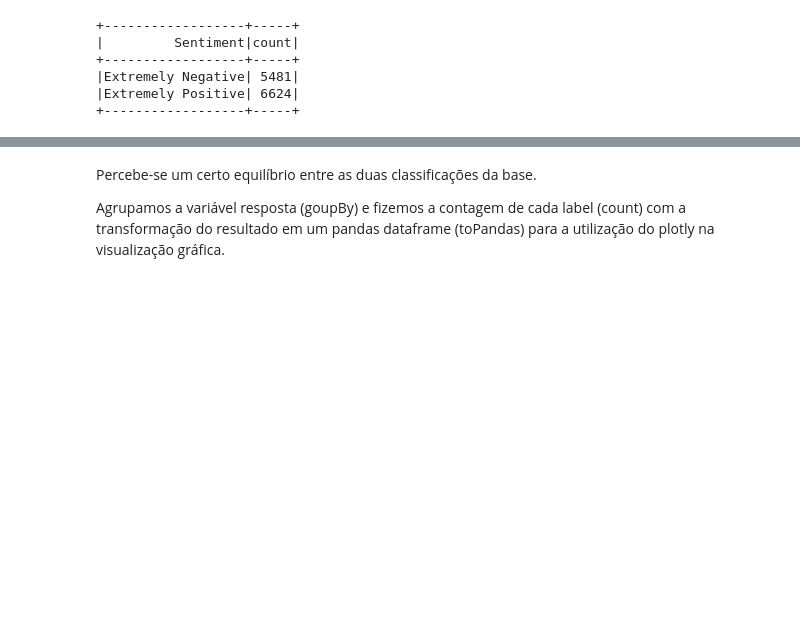
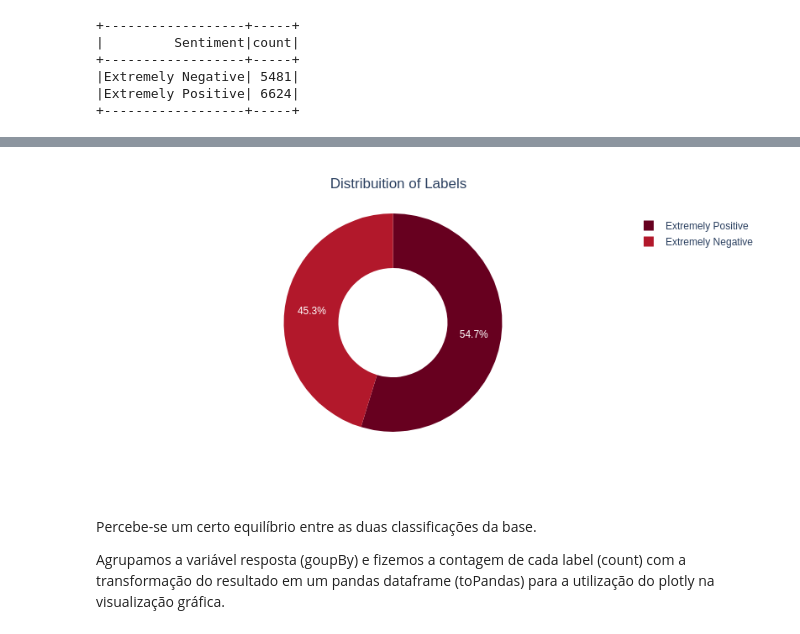
Before and after one commit to carlos-cardoso84/text_classification_pyspark, a Jupyter notebook: Classification_pyspark.ipynb, the cells around one changed output, grey strips where cells are left out. Cells and saved outputs as stored; diff of their text form; code cells hidden in the pictures; blank space fills up the shorter version.

```diff
--- a/Classification_pyspark.ipynb
+++ b/Classification_pyspark.ipynb
@@ -134,8 +124,6 @@ dados.groupBy('Sentiment').count().show()
 +------------------+-----+
 # %%
 import plotly.express as px
-import plotly.io as pio
-pio.renderers.default = "notebook_connected"
 
 
 data_pie = dados.groupBy('Sentiment').count().toPandas()
@@ -145,5 +133,5 @@ fig = px.pie(data_pie, values='count', names='Sentiment', color_discrete_sequenc
 fig.update_layout(title_text ='Distribuition of Labels', title_x=0.45)
 
 
-fig.show()
+fig.show('png')
 # %% [output]
@@ -151,3 +138,4 @@ fig.show()
+[figure, added]
 # %% [markdown]
 Percebe-se um certo equilíbrio entre as duas classificações da base.
 
```
Also changed, not shown: parts of 2 cells of this notebook.
